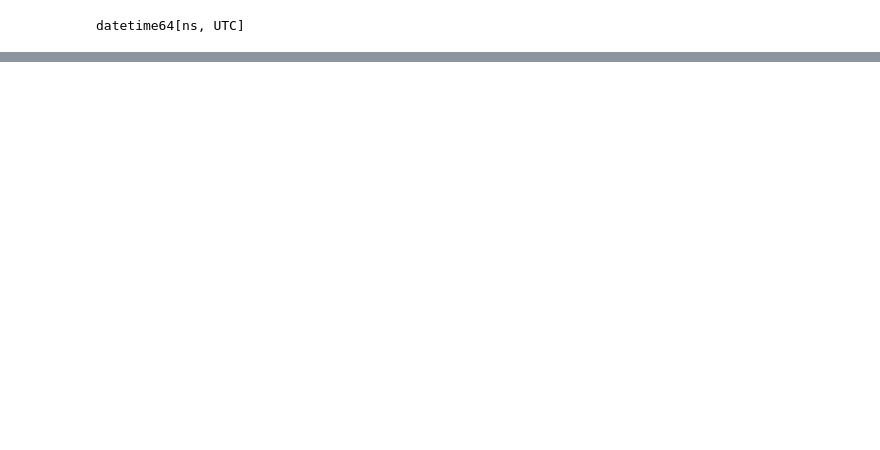
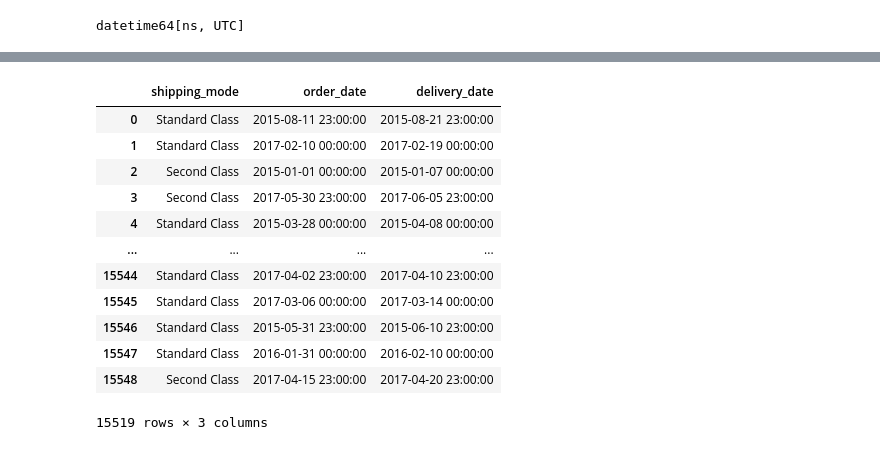
Before and after one commit to abdullahdotnet/Supply-Chain-Analysis, a Jupyter notebook: IndustryAnalysis.ipynb, the cells around one changed output, grey strips where cells are left out. Cells and saved outputs as stored; diff of their text form; code cells hidden in the pictures; blank space fills up the shorter version.

```diff
--- a/IndustryAnalysis.ipynb
+++ b/IndustryAnalysis.ipynb
@@ -561,0 +654,16 @@ df.groupby(['order_status','shipping_mode'])['order_id'].count().reset_index()
+# %%
+df[['shipping_mode','order_date','delivery_date']]
+# %% [output]
+|  | shipping_mode | order_date | delivery_date |
+| 0 | Standard Class | 2015-08-11 23:00:00 | 2015-08-21 23:00:00 |
+| 1 | Standard Class | 2017-02-10 00:00:00 | 2017-02-19 00:00:00 |
+| 2 | Second Class | 2015-01-01 00:00:00 | 2015-01-07 00:00:00 |
+| 3 | Second Class | 2017-05-30 23:00:00 | 2017-06-05 23:00:00 |
+| 4 | Standard Class | 2015-03-28 00:00:00 | 2015-04-08 00:00:00 |
+| ... | ... | ... | ... |
+| 15544 | Standard Class | 2017-04-02 23:00:00 | 2017-04-10 23:00:00 |
+| 15545 | Standard Class | 2017-03-06 00:00:00 | 2017-03-14 00:00:00 |
+| 15546 | Standard Class | 2015-05-31 23:00:00 | 2015-06-10 23:00:00 |
+| 15547 | Standard Class | 2016-01-31 00:00:00 | 2016-02-10 00:00:00 |
+| 15548 | Second Class | 2017-04-15 23:00:00 | 2017-04-20 23:00:00 |
+15519 rows × 3 columns
```
Also changed, not shown: parts of 33 cells of this notebook, 6 other files.
